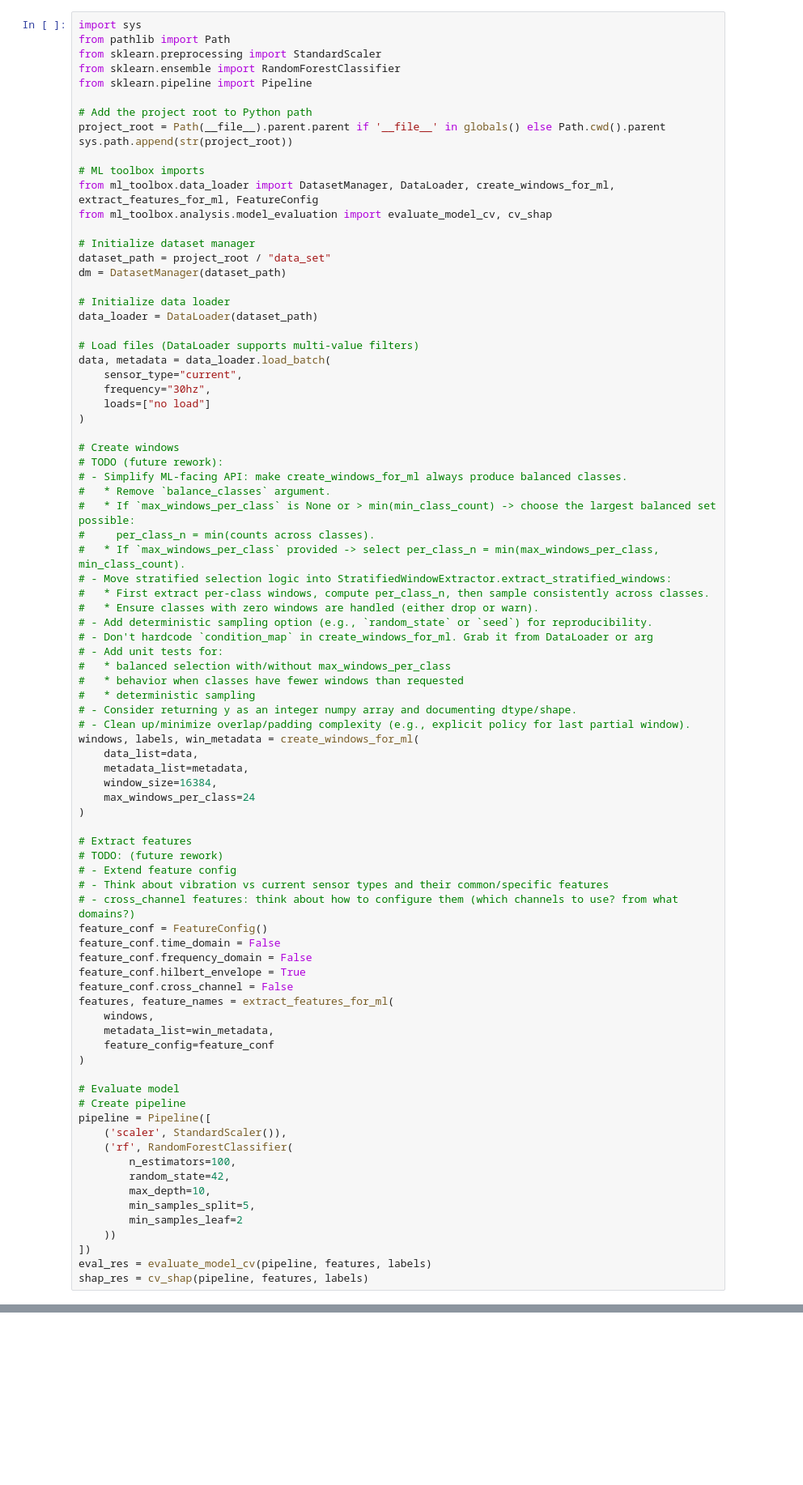
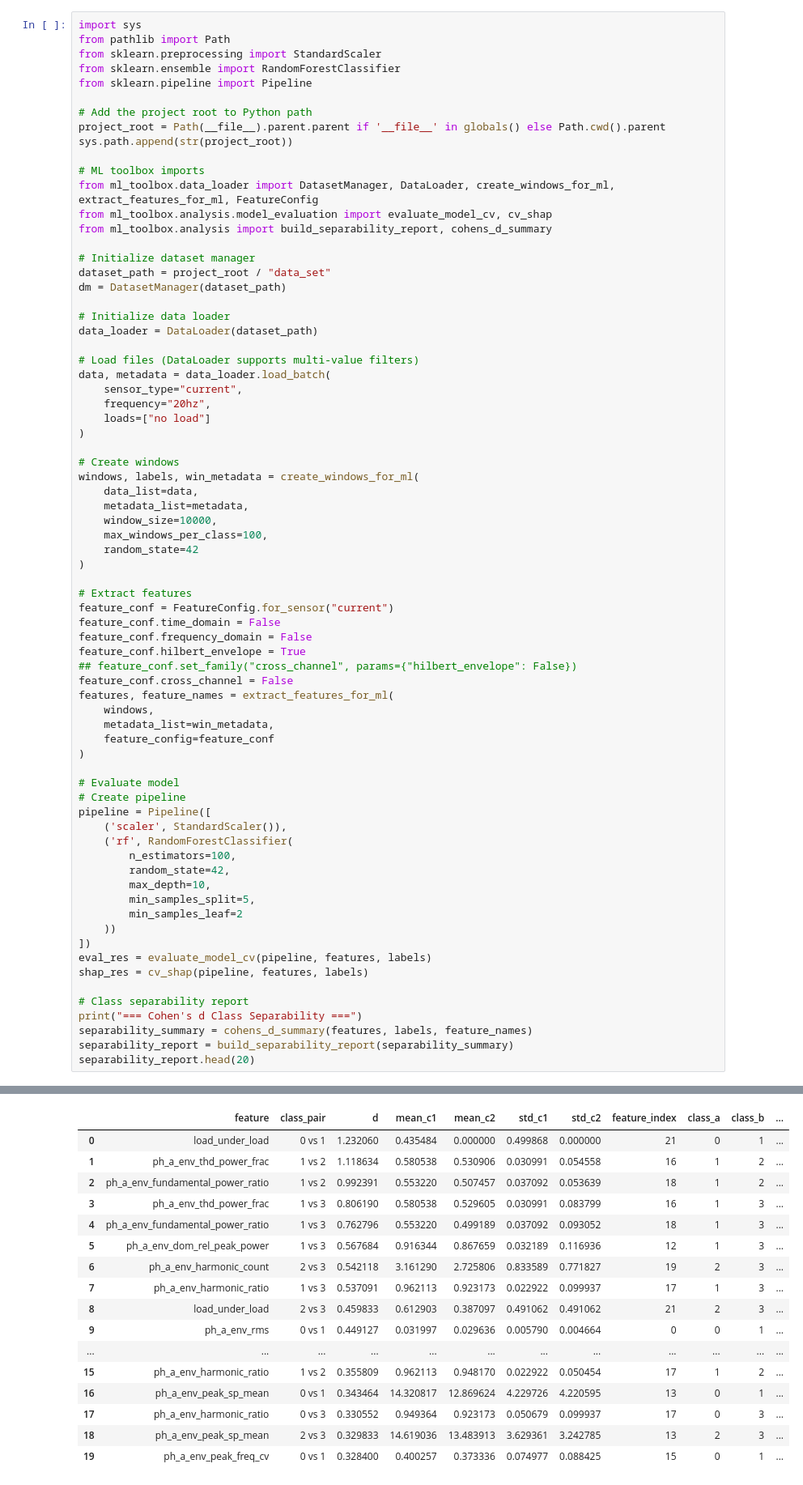
Before and after one commit to efvai/health-asyn-ml, a Jupyter notebook: notebooks/ml_pipeline.ipynb, the cells around one changed output, grey strips where cells are left out. Shown at 81% size. Drawn from its saved outputs; the diff is of its cells as text; blank space fills up the shorter version.

Commit message:
feature family config

```diff
--- a/notebooks/ml_pipeline.ipynb
+++ b/notebooks/ml_pipeline.ipynb
@@ -12,6 +12,7 @@ sys.path.append(str(project_root))
 # ML toolbox imports
 from ml_toolbox.data_loader import DatasetManager, DataLoader, create_windows_for_ml, extract_features_for_ml, FeatureConfig
 from ml_toolbox.analysis.model_evaluation import evaluate_model_cv, cv_shap
+from ml_toolbox.analysis import build_separability_report, cohens_d_summary
 
 # Initialize dataset manager
 dataset_path = project_root / "data_set"
@@ -23,44 +24,25 @@ data_loader = DataLoader(dataset_path)
 # Load files (DataLoader supports multi-value filters)
 data, metadata = data_loader.load_batch(
     sensor_type="current",
-    frequency="30hz",
+    frequency="20hz",
     loads=["no load"]
 )
 
 # Create windows
-# TODO (future rework):
-# - Simplify ML-facing API: make create_windows_for_ml always produce balanced classes.
-#   * Remove `balance_classes` argument.
-#   * If `max_windows_per_class` is None or > min(min_class_count) -> choose the largest balanced set possible:
-#     per_class_n = min(counts across classes).
-#   * If `max_windows_per_class` provided -> select per_class_n = min(max_windows_per_class, min_class_count).
-# - Move stratified selection logic into StratifiedWindowExtractor.extract_stratified_windows:
-#   * First extract per-class windows, compute per_class_n, then sample consistently across classes.
-#   * Ensure classes with zero windows are handled (either drop or warn).
-# - Add deterministic sampling option (e.g., `random_state` or `seed`) for reproducibility.
-# - Don't hardcode `condition_map` in create_windows_for_ml. Grab it from DataLoader or arg
-# - Add unit tests for:
-#   * balanced selection with/without max_windows_per_class
-#   * behavior when classes have fewer windows than requested
-#   * deterministic sampling
-# - Consider returning y as an integer numpy array and documenting dtype/shape.
-# - Clean up/minimize overlap/padding complexity (e.g., explicit policy for last partial window).
 windows, labels, win_metadata = create_windows_for_ml(
     data_list=data,
     metadata_list=metadata,
-    window_size=16384,
-    max_windows_per_class=24
+    window_size=10000,
+    max_windows_per_class=100,
+    random_state=42
 )
 
 # Extract features
-# TODO: (future rework)
-# - Extend feature config
-# - Think about vibration vs current sensor types and their common/specific features
-# - cross_channel features: think about how to configure them (which channels to use? from what domains?)
-feature_conf = FeatureConfig()
+feature_conf = FeatureConfig.for_sensor("current")
 feature_conf.time_domain = False
 feature_conf.frequency_domain = False
 feature_conf.hilbert_envelope = True
+## feature_conf.set_family("cross_channel", params={"hilbert_envelope": False})
 feature_conf.cross_channel = False
 features, feature_names = extract_features_for_ml(
     windows,
@@ -82,4 +64,10 @@ pipeline = Pipeline([
 ])
 eval_res = evaluate_model_cv(pipeline, features, labels)
 shap_res = cv_shap(pipeline, features, labels)
+
+# Class separability report
+print("=== Cohen's d Class Separability ===")
+separability_summary = cohens_d_summary(features, labels, feature_names)
+separability_report = build_separability_report(separability_summary)
+separability_report.head(20)
 # %% [output]
@@ -98,3 +92,20 @@ Precision: 0.556, Recall: 0.625, F1: 0.588
+|  | feature | class_pair | d | mean_c1 | mean_c2 | std_c1 | std_c2 | feature_index | class_a | class_b | ... |
+| 0 | load_under_load | 0 vs 1 | 1.232060 | 0.435484 | 0.000000 | 0.499868 | 0.000000 | 21 | 0 | 1 | ... |
+| 1 | ph_a_env_thd_power_frac | 1 vs 2 | 1.118634 | 0.580538 | 0.530906 | 0.030991 | 0.054558 | 16 | 1 | 2 | ... |
+| 2 | ph_a_env_fundamental_power_ratio | 1 vs 2 | 0.992391 | 0.553220 | 0.507457 | 0.037092 | 0.053639 | 18 | 1 | 2 | ... |
+| 3 | ph_a_env_thd_power_frac | 1 vs 3 | 0.806190 | 0.580538 | 0.529605 | 0.030991 | 0.083799 | 16 | 1 | 3 | ... |
+| 4 | ph_a_env_fundamental_power_ratio | 1 vs 3 | 0.762796 | 0.553220 | 0.499189 | 0.037092 | 0.093052 | 18 | 1 | 3 | ... |
+| 5 | ph_a_env_dom_rel_peak_power | 1 vs 3 | 0.567684 | 0.916344 | 0.867659 | 0.032189 | 0.116936 | 12 | 1 | 3 | ... |
+| 6 | ph_a_env_harmonic_count | 2 vs 3 | 0.542118 | 3.161290 | 2.725806 | 0.833589 | 0.771827 | 19 | 2 | 3 | ... |
+| 7 | ph_a_env_harmonic_ratio | 1 vs 3 | 0.537091 | 0.962113 | 0.923173 | 0.022922 | 0.099937 | 17 | 1 | 3 | ... |
+| 8 | load_under_load | 2 vs 3 | 0.459833 | 0.612903 | 0.387097 | 0.491062 | 0.491062 | 21 | 2 | 3 | ... |
+| 9 | ph_a_env_rms | 0 vs 1 | 0.449127 | 0.031997 | 0.029636 | 0.005790 | 0.004664 | 0 | 0 | 1 | ... |
+| ... | ... | ... | ... | ... | ... | ... | ... | ... | ... | ... | ... |
+| 15 | ph_a_env_harmonic_ratio | 1 vs 2 | 0.355809 | 0.962113 | 0.948170 | 0.022922 | 0.050454 | 17 | 1 | 2 | ... |
+| 16 | ph_a_env_peak_sp_mean | 0 vs 1 | 0.343464 | 14.320817 | 12.869624 | 4.229726 | 4.220595 | 13 | 0 | 1 | ... |
+| 17 | ph_a_env_harmonic_ratio | 0 vs 3 | 0.330552 | 0.949364 | 0.923173 | 0.050679 | 0.099937 | 17 | 0 | 3 | ... |
+| 18 | ph_a_env_peak_sp_mean | 2 vs 3 | 0.329833 | 14.619036 | 13.483913 | 3.629361 | 3.242785 | 13 | 2 | 3 | ... |
+| 19 | ph_a_env_peak_freq_cv | 0 vs 1 | 0.328400 | 0.400257 | 0.373336 | 0.074977 | 0.088425 | 15 | 0 | 1 | ... |
 # %%
 # SHAP Analysis Summary
 import numpy as np
```
Also changed, not shown: parts of 1 cell of this notebook, 11 other files.
